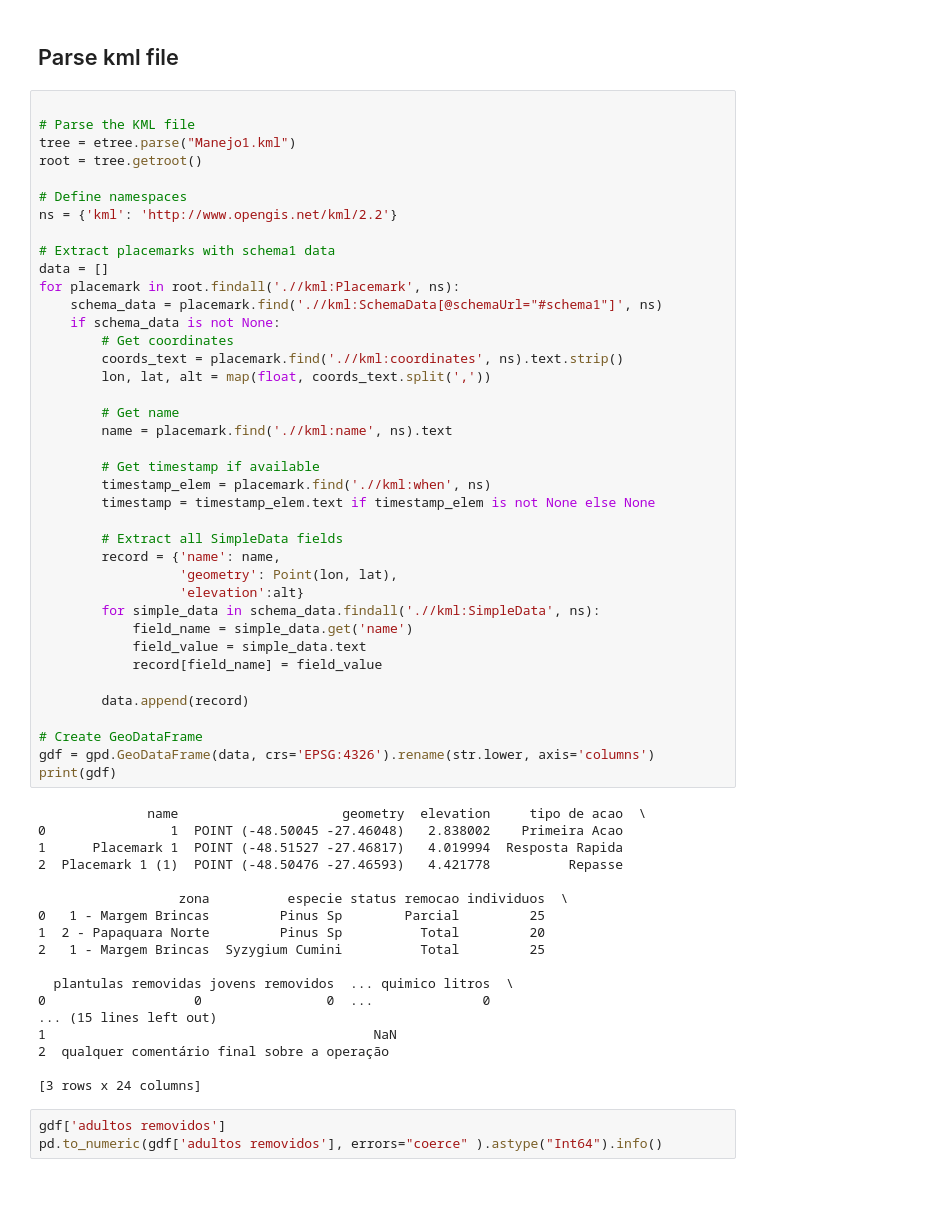
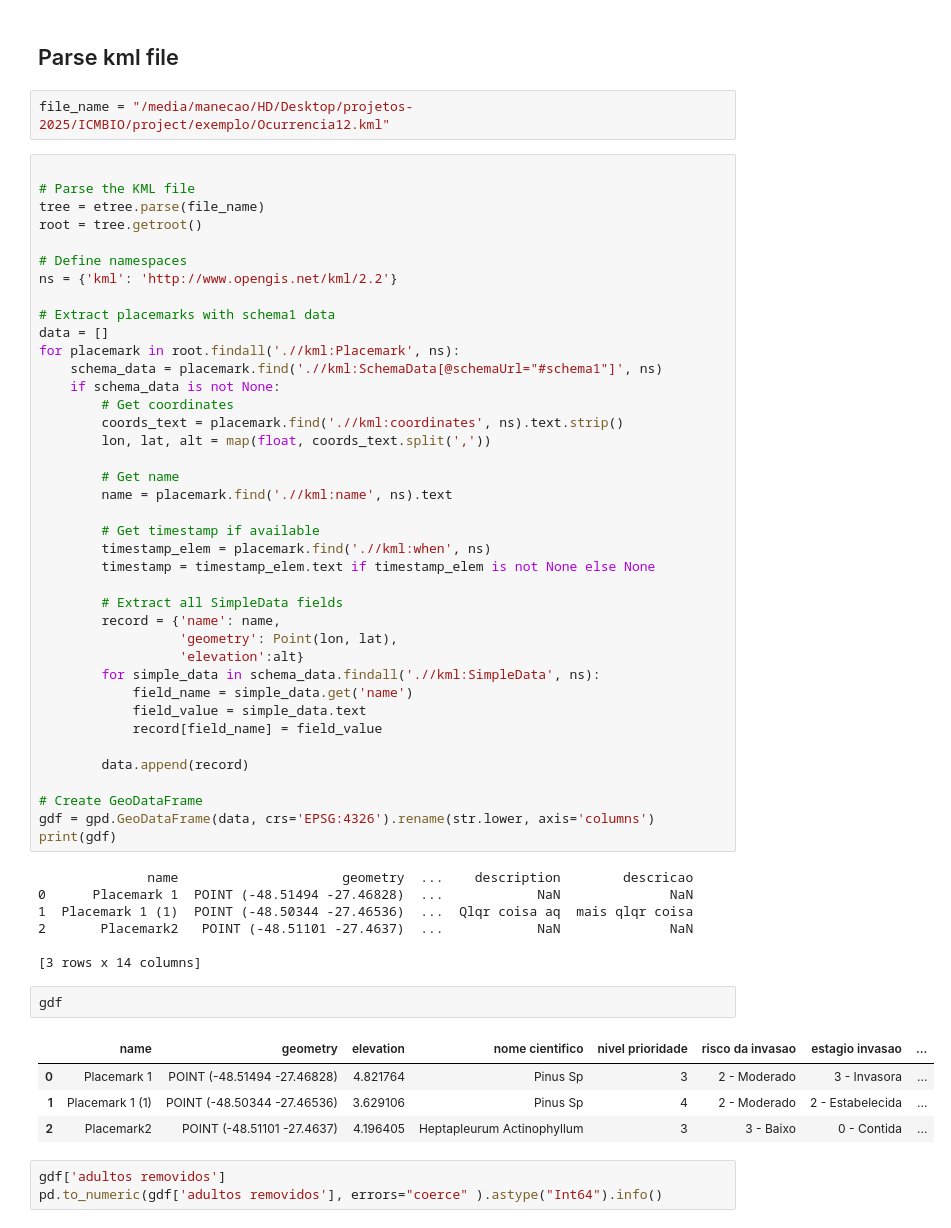
Before and after one commit to emanuel-gf/exoticas-invasoras, a Jupyter notebook: pre-processing/figureout.ipynb, the cells around one changed output. Cells and saved outputs as stored; diff of their text form; blank space fills up the shorter version.

```diff
--- a/pre-processing/figureout.ipynb
+++ b/pre-processing/figureout.ipynb
@@ -12,10 +12,12 @@ from lxml import etree
 from shapely.geometry import Point
 # %% [markdown]
 ## Parse kml file
+# %%
+file_name = "/media/manecao/HD/Desktop/projetos-2025/ICMBIO/project/exemplo/Ocurrencia12.kml"
 # %%
 
 # Parse the KML file
-tree = etree.parse("Manejo1.kml")
+tree = etree.parse(file_name)
 root = tree.getroot()
 
 # Define namespaces
@@ -52,23 +54,19 @@ for placemark in root.findall('.//kml:Placemark', ns):
 gdf = gpd.GeoDataFrame(data, crs='EPSG:4326').rename(str.lower, axis='columns')
 print(gdf)
 # %% [output]
-              name                     geometry  elevation     tipo de acao  \
-0                1  POINT (-48.50045 -27.46048)   2.838002    Primeira Acao
-1      Placemark 1  POINT (-48.51527 -27.46817)   4.019994  Resposta Rapida
-2  Placemark 1 (1)  POINT (-48.50476 -27.46593)   4.421778          Repasse
+              name                     geometry  ...    description        descricao
+0      Placemark 1  POINT (-48.51494 -27.46828)  ...            NaN              NaN
+1  Placemark 1 (1)  POINT (-48.50344 -27.46536)  ...  Qlqr coisa aq  mais qlqr coisa
+2       Placemark2   POINT (-48.51101 -27.4637)  ...            NaN              NaN
 
-                  zona          especie status remocao individuos  \
-0   1 - Margem Brincas         Pinus Sp        Parcial         25
-1  2 - Papaquara Norte         Pinus Sp          Total         20
-2   1 - Margem Brincas  Syzygium Cumini          Total         25
-
-  plantulas removidas jovens removidos  ... quimico litros  \
-0                   0                0  ...              0
-... (15 lines left out)
-1                                          NaN
-2  qualquer comentário final sobre a operação
-
-[3 rows x 24 columns]
+[3 rows x 14 columns]
+# %%
+gdf
+# %% [output]
+|  | name | geometry | elevation | nome cientifico | nivel prioridade | risco da invasao | estagio invasao | ... |
+| 0 | Placemark 1 | POINT (-48.51494 -27.46828) | 4.821764 | Pinus Sp | 3 | 2 - Moderado | 3 - Invasora | ... |
+| 1 | Placemark 1 (1) | POINT (-48.50344 -27.46536) | 3.629106 | Pinus Sp | 4 | 2 - Moderado | 2 - Estabelecida | ... |
+| 2 | Placemark2 | POINT (-48.51101 -27.4637) | 4.196405 | Heptapleurum Actinophyllum | 3 | 3 - Baixo | 0 - Contida | ... |
 # %%
 gdf['adultos removidos']
 pd.to_numeric(gdf['adultos removidos'], errors="coerce" ).astype("Int64").info()
```
Also changed, not shown: parts of 8 cells of this notebook, 6 other files.
